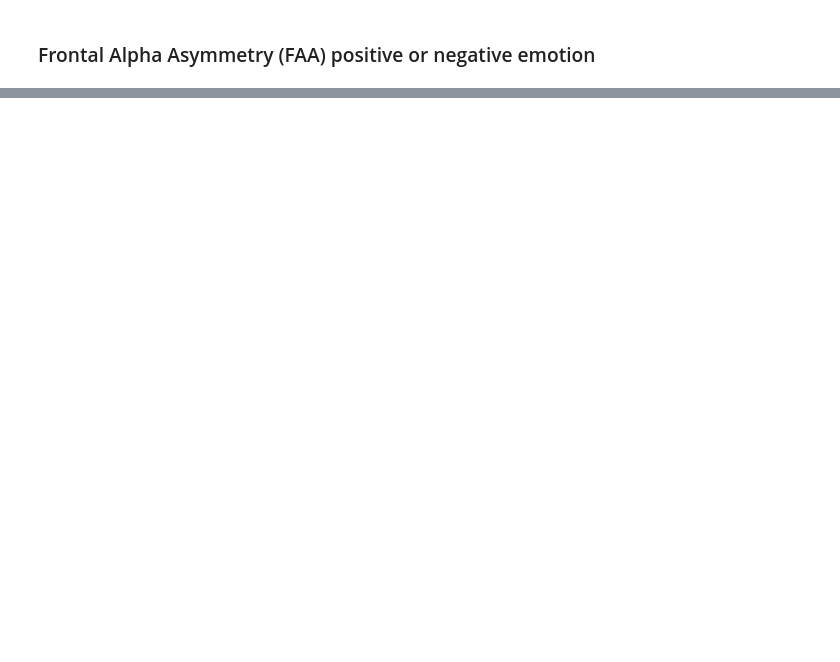
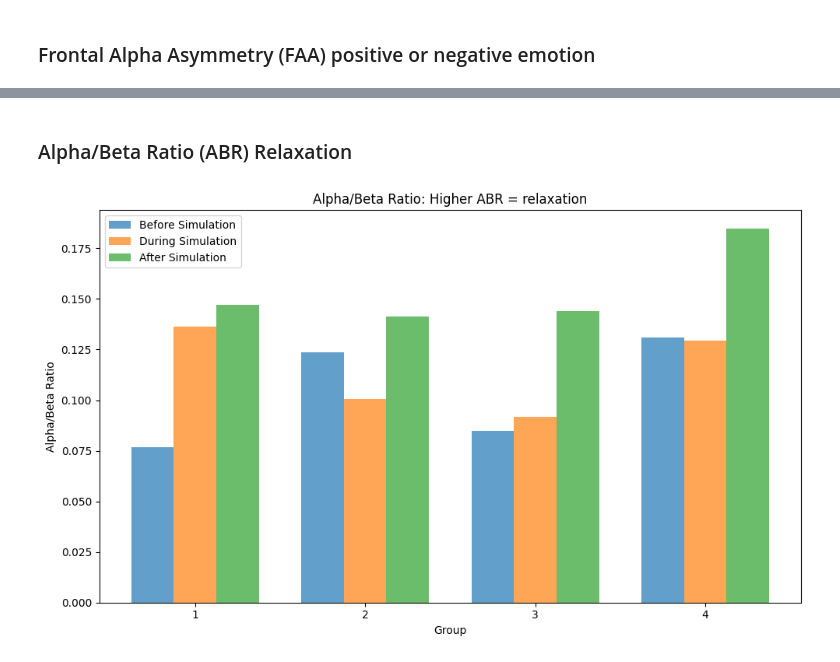
Before and after one commit to AdiIsHappy/MTP-analysis, a Jupyter notebook: eeg_analysis.ipynb, the cells around one changed output, grey strips where cells are left out. Cells and saved outputs as stored; diff of their text form; code cells hidden in the pictures; blank space fills up the shorter version.

```diff
--- a/eeg_analysis.ipynb
+++ b/eeg_analysis.ipynb
@@ -275,0 +300,13 @@ results_df.groupby('id').sum().replace(0, np.nan).to_csv(os.path.abspath('./resu
+# %%
+ratios_data = pd.read_csv(os.path.abspath('./results/ratios_dur.csv'))
+# %%
+groups=pd.read_csv(os.path.abspath('./Group.csv'),header=0)
+# %%
+ratio_copy=pd.merge(ratios_data, groups, on='id', how='left')
+# %%
+# ratio_copy = ratios_data.copy()
+# ratio_copy.drop(columns= ["id"])
+# Exclude non-numeric columns before applying mean
+numeric_columns = ratio_copy.select_dtypes(include=[np.number])
+ratios_grouped = numeric_columns.groupby(ratio_copy['Group']).mean()
+ratios_grouped.columns
@@ -275,0 +325,23 @@ results_df.groupby('id').sum().replace(0, np.nan).to_csv(os.path.abspath('./resu
+# %% [markdown]
+### Alpha/Beta Ratio (ABR) Relaxation
+# %%
+# plt.bar(["Alpha/Beta Ratio dur", "Alpha/Beta Ratio pre", "Alpha/Beta Ratio post"], ratios_grouped[["Alpha/Beta Ratio dur", "Alpha/Beta Ratio pre", "Alpha/Beta Ratio post"]])
+# Plot Alpha/Beta Ratio for dur, pre and post in a side-by-side bar graph
+x = np.arange(len(ratios_grouped.index))  # the label locations
+width = 0.25  # the width of the bars
+
+plt.figure(figsize=(10, 6))
+plt.bar(x -width, ratios_grouped["Alpha/Beta Ratio durPre"], width, label="Before Simulation", alpha=0.7)
+plt.bar(x , ratios_grouped["Alpha/Beta Ratio durEarthquake"], width, label="During Simulation", alpha=0.7)
+plt.bar(x + width, ratios_grouped["Alpha/Beta Ratio durPost"], width, label="After Simulation", alpha=0.7)
+
+plt.xlabel("Group")
+plt.ylabel("Alpha/Beta Ratio")
+plt.title("Alpha/Beta Ratio: Higher ABR = relaxation")
+plt.xticks(x, ratios_grouped.index)
+
+plt.legend()
+plt.tight_layout()
+plt.show()
+# %% [output]
+[figure, added]
```
Also changed, not shown: parts of 15 cells of this notebook, 1 other file.
